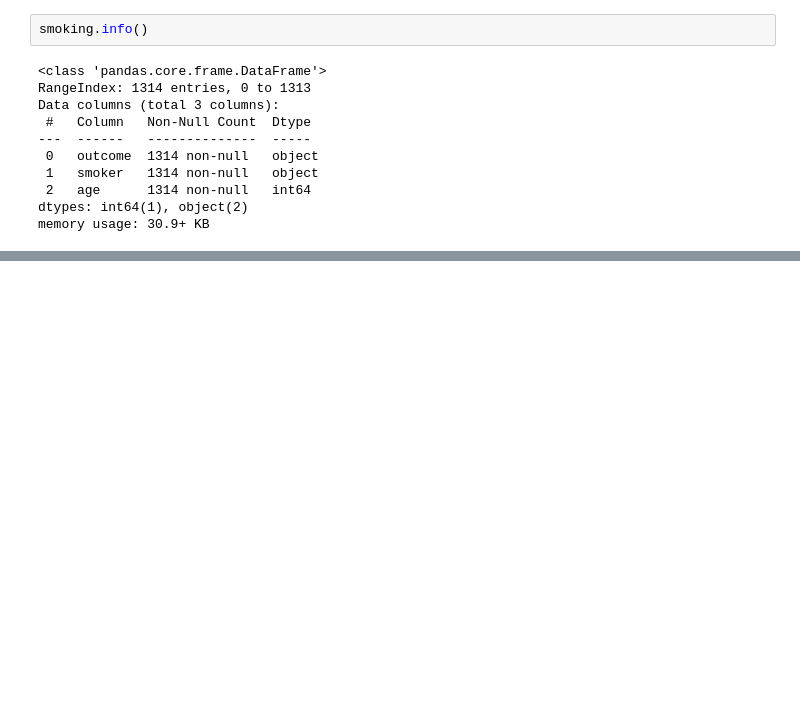
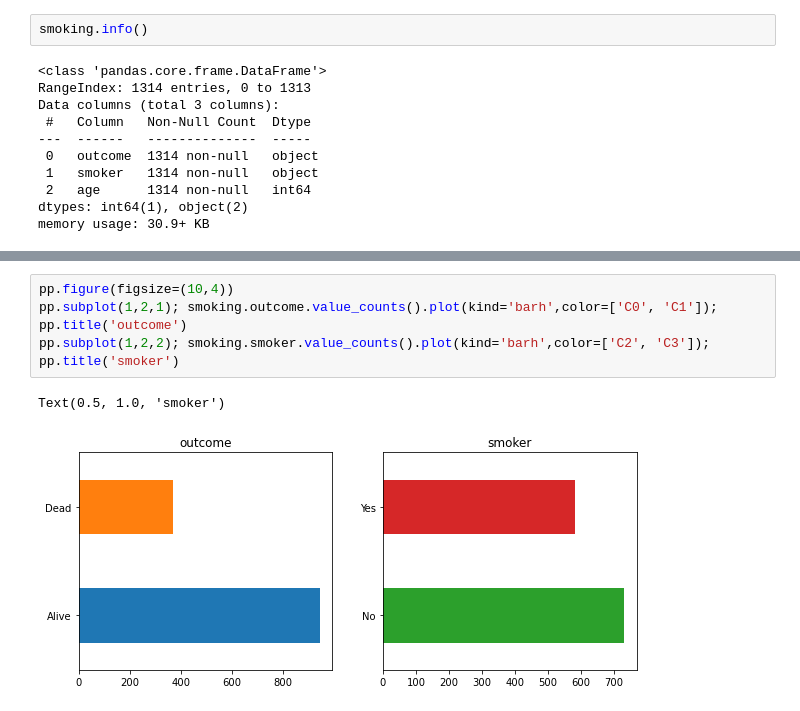
Before and after one commit to sciencecasey/python_main_repo, a Jupyter notebook: python_stats_essential_training_linkedin.ipynb, the cells around one changed output, grey strips where cells are left out. Drawn from its saved outputs; the diff is of its cells as text; blank space fills up the shorter version.

```diff
--- a/python_stats_essential_training_linkedin.ipynb
+++ b/python_stats_essential_training_linkedin.ipynb
@@ -1375,0 +1454,7 @@ memory usage: 30.9+ KB
+# %%
+pp.figure(figsize=(10,4))
+pp.subplot(1,2,1); smoking.outcome.value_counts().plot(kind='barh',color=['C0', 'C1']); pp.title('outcome')
+pp.subplot(1,2,2); smoking.smoker.value_counts().plot(kind='barh',color=['C2', 'C3']); pp.title('smoker')
+# %% [output]
+Text(0.5, 1.0, 'smoker')
+[figure, added]
```
Also changed, not shown: parts of 66 cells of this notebook, 1 other file.
